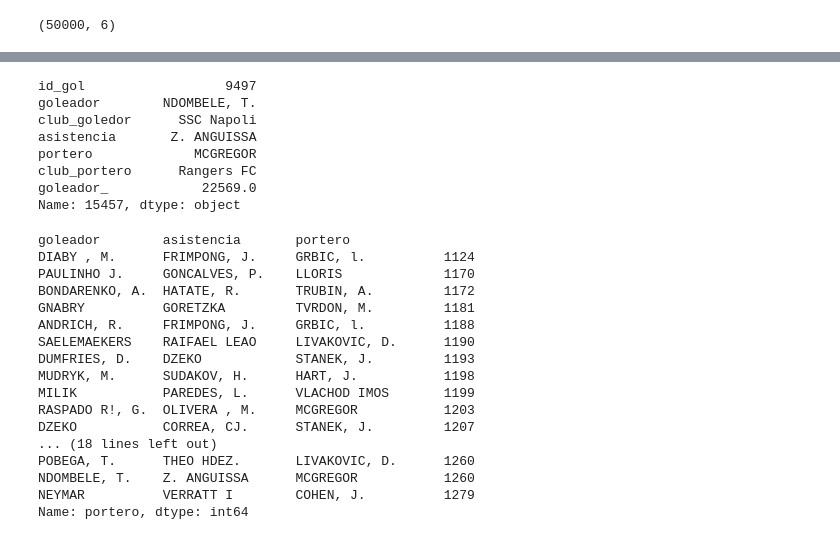
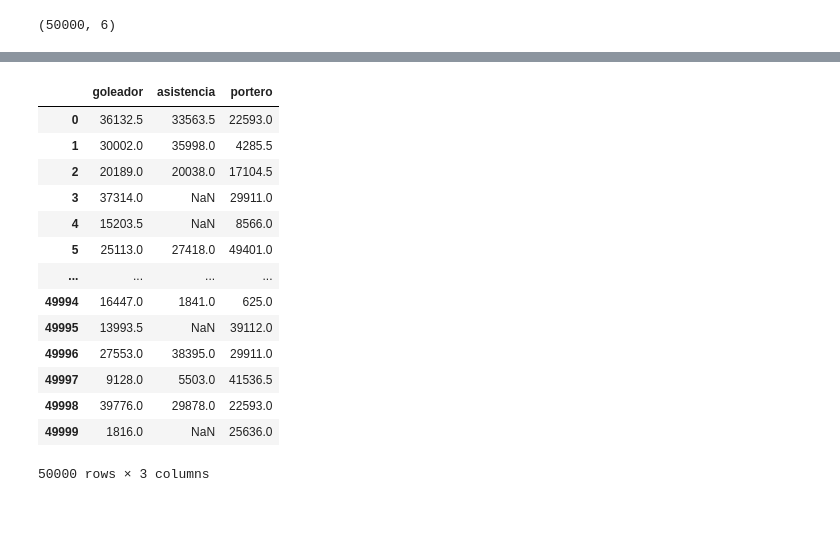
Before and after one commit to N1colasFD/Data_science_aplicada_reto_twitter, a Jupyter notebook: Reto_mr_chips.ipynb, the cells around one changed output, grey strips where cells are left out. Saved outputs shown, nothing was run; the diff lists cells and outputs as text; code cells hidden in the pictures; blank space fills up the shorter version.

```diff
--- a/Reto_mr_chips.ipynb
+++ b/Reto_mr_chips.ipynb
@@ -124,6 +157,0 @@ import matplotlib.pyplot as plt #haremos unos graficos sencillos
-# %%
-# 3 aca ya podemos ver una primera muestra por la opcion rank
-Df_5k['Raking'] = Df_5k['goleador'].rank(method = 'first', ascending = False)
-
-#Comprobamos
-Df_5k.sort_values(by = 'Raking').head(10) #puede probar con Head 50
@@ -209,31 +264,18 @@ Name: goleador, dtype: int64
-# %%
-Df_5k.iloc[15457]
-# %% [output]
-id_gol                  9497
-goleador        NDOMBELE, T.
-club_goledor      SSC Napoli
-asistencia       Z. ANGUISSA
-portero             MCGREGOR
-club_portero      Rangers FC
-goleador_            22569.0
-Name: 15457, dtype: object
 # %%
-Df_5k.groupby(['goleador','asistencia']).portero.value_counts().sort_values(ascending = True)
+Df_5k[['goleador','asistencia','portero']].rank() #analisis de negocio
 # %% [output]
+|  | goleador | asistencia | portero |
+| 0 | 36132.5 | 33563.5 | 22593.0 |
+| 1 | 30002.0 | 35998.0 | 4285.5 |
+| 2 | 20189.0 | 20038.0 | 17104.5 |
+| 3 | 37314.0 | NaN | 29911.0 |
+| 4 | 15203.5 | NaN | 8566.0 |
+| 5 | 25113.0 | 27418.0 | 49401.0 |
+| ... | ... | ... | ... |
+| 49994 | 16447.0 | 1841.0 | 625.0 |
+| 49995 | 13993.5 | NaN | 39112.0 |
+| 49996 | 27553.0 | 38395.0 | 29911.0 |
+| 49997 | 9128.0 | 5503.0 | 41536.5 |
+| 49998 | 39776.0 | 29878.0 | 22593.0 |
+| 49999 | 1816.0 | NaN | 25636.0 |
-goleador        asistencia       portero
-DIABY , M.      FRIMPONG, J.     GRBIC, l.          1124
-PAULINHO J.     GONCALVES, P.    LLORIS             1170
-BONDARENKO, A.  HATATE, R.       TRUBIN, A.         1172
-GNABRY          GORETZKA         TVRDON, M.         1181
-ANDRICH, R.     FRIMPONG, J.     GRBIC, l.          1188
-SAELEMAEKERS    RAIFAEL LEAO     LIVAKOVIC, D.      1190
-DUMFRIES, D.    DZEKO            STANEK, J.         1193
-MUDRYK, M.      SUDAKOV, H.      HART, J.           1198
-MILIK           PAREDES, L.      VLACHOD IMOS       1199
-RASPADO R!, G.  OLIVERA , M.     MCGREGOR           1203
-DZEKO           CORREA, CJ.      STANEK, J.         1207
-... (18 lines left out)
-POBEGA, T.      THEO HDEZ.       LIVAKOVIC, D.      1260
-NDOMBELE, T.    Z. ANGUISSA      MCGREGOR           1260
-NEYMAR          VERRATT I        COHEN, J.          1279
-Name: portero, dtype: int64
+50000 rows × 3 columns
```
Also changed, not shown: parts of 18 cells of this notebook.
